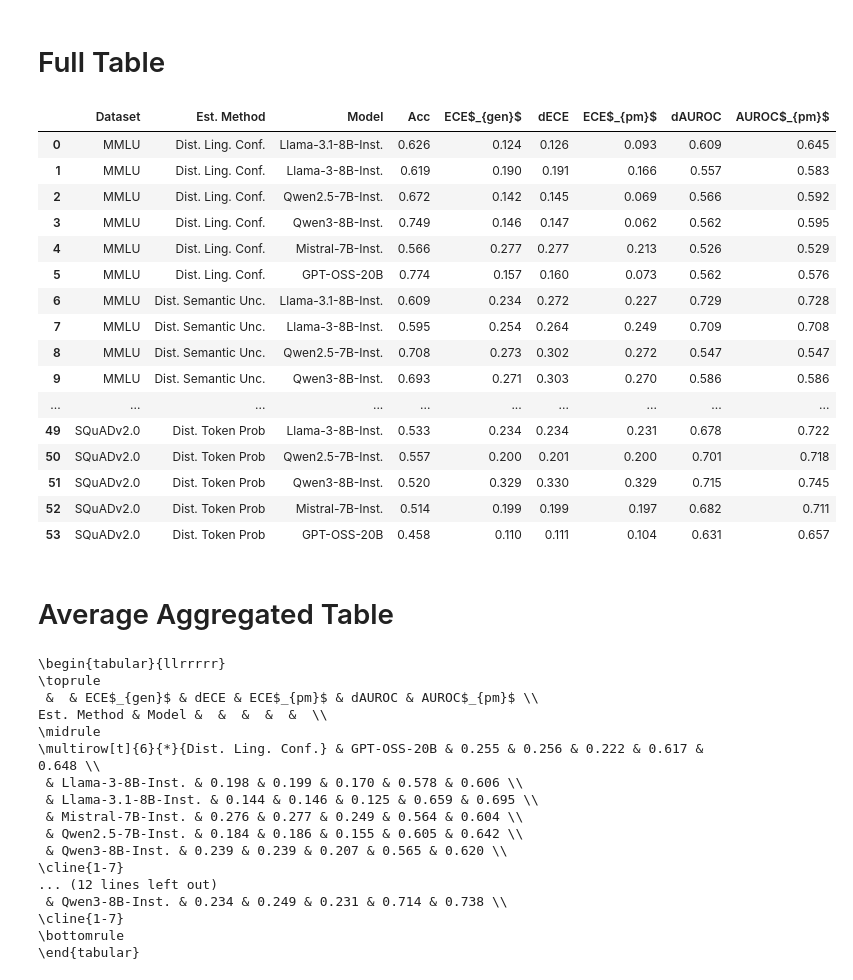
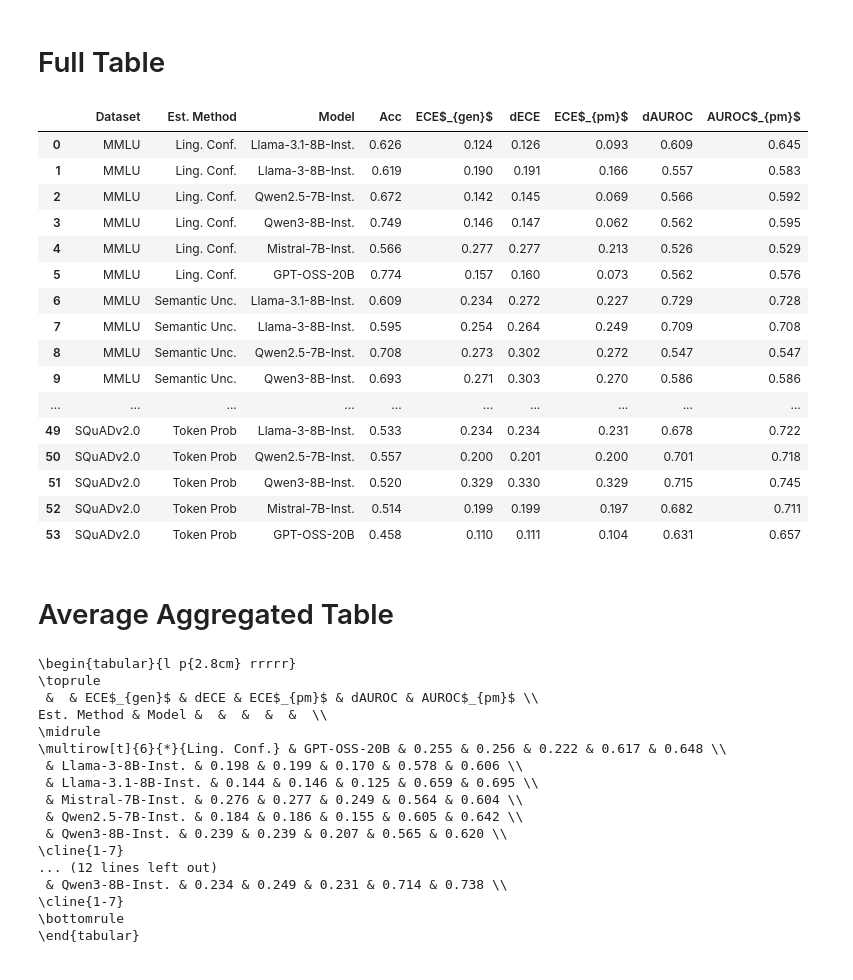
Before and after one commit to Ivan-Yeh/lm-confidence-evaluation-harness, a Jupyter notebook: papers/main_exp_table.ipynb, the cells around one changed output. Saved outputs shown, nothing was run; the diff lists cells and outputs as text; code cells hidden in the pictures.

```diff
--- a/papers/main_exp_table.ipynb
+++ b/papers/main_exp_table.ipynb
@@ -13,9 +13,9 @@ for root, dirs, files in os.walk(results_dir):
         leaf_dirs.append(root)
 
 methods_names = {
-    "dist_linguistic_confidence": "Dist. Ling. Conf.",
-    "dist_semantic_uncertainty": "Dist. Semantic Unc.",
-    "dist_lnll": "Dist. Token Prob"
+    "dist_linguistic_confidence": "Ling. Conf.",
+    "dist_semantic_uncertainty": "Semantic Unc.",
+    "dist_lnll": "Token Prob"
 }
 
 dataset_map = {
@@ -23,60 +23,75 @@ dataset_map = {
     "squadv2": "SQuADv2.0",
     "trivia_qa": "TriviaQA"
 }
 
 model_name_map = {
     "Llama-3.1-8B-Instruct": "Llama-3.1-8B-Inst.",
     "Meta-Llama-3-8B-Instruct": "Llama-3-8B-Inst.",
     "Qwen2.5-7B-Instruct": "Qwen2.5-7B-Inst.",
     "Qwen3-8B": "Qwen3-8B-Inst.",
     "Mistral-7B-Instruct-v0.3": "Mistral-7B-Inst.",
     "gpt-oss-20b": "GPT-OSS-20B",
 }
 
 all_records = []
 for leaf_dir in leaf_dirs:
     _, _, _, _, dataset_name, estimation_method, _, model_name, _ = leaf_dir.split("/")
     csv_data = pd.read_csv(os.path.join(leaf_dir, "eval_metrics.csv")).to_dict(orient="records")[0]
     df_dict = {
         "Dataset": dataset_map[dataset_name],
         "Est. Method": methods_names[estimation_method],
         "Model": model_name_map[model_name],
         **csv_data
     }
     all_records.append(df_dict)
 
 full_results_df = pd.DataFrame(all_records).round(3)
 full_results_df.rename(columns={"accuracy": "Acc", "generalised_ece": r"ECE$_{gen}$", "dECE_point_mass": r"ECE$_{pm}$", "AUROC_point_mass": r"AUROC$_{pm}$"}, inplace=True)
 full_results_df
 # %% [output]
 |  | Dataset | Est. Method | Model | Acc | ECE$_{gen}$ | dECE | ECE$_{pm}$ | dAUROC | AUROC$_{pm}$ |
-| 0 | MMLU | Dist. Ling. Conf. | Llama-3.1-8B-Inst. | 0.626 | 0.124 | 0.126 | 0.093 | 0.609 | 0.645 |
-| 1 | MMLU | Dist. Ling. Conf. | Llama-3-8B-Inst. | 0.619 | 0.190 | 0.191 | 0.166 | 0.557 | 0.583 |
-| 2 | MMLU | Dist. Ling. Conf. | Qwen2.5-7B-Inst. | 0.672 | 0.142 | 0.145 | 0.069 | 0.566 | 0.592 |
-| 3 | MMLU | Dist. Ling. Conf. | Qwen3-8B-Inst. | 0.749 | 0.146 | 0.147 | 0.062 | 0.562 | 0.595 |
-| 4 | MMLU | Dist. Ling. Conf. | Mistral-7B-Inst. | 0.566 | 0.277 | 0.277 | 0.213 | 0.526 | 0.529 |
-| 5 | MMLU | Dist. Ling. Conf. | GPT-OSS-20B | 0.774 | 0.157 | 0.160 | 0.073 | 0.562 | 0.576 |
-| 6 | MMLU | Dist. Semantic Unc. | Llama-3.1-8B-Inst. | 0.609 | 0.234 | 0.272 | 0.227 | 0.729 | 0.728 |
-| 7 | MMLU | Dist. Semantic Unc. | Llama-3-8B-Inst. | 0.595 | 0.254 | 0.264 | 0.249 | 0.709 | 0.708 |
-| 8 | MMLU | Dist. Semantic Unc. | Qwen2.5-7B-Inst. | 0.708 | 0.273 | 0.302 | 0.272 | 0.547 | 0.547 |
-| 9 | MMLU | Dist. Semantic Unc. | Qwen3-8B-Inst. | 0.693 | 0.271 | 0.303 | 0.270 | 0.586 | 0.586 |
+| 0 | MMLU | Ling. Conf. | Llama-3.1-8B-Inst. | 0.626 | 0.124 | 0.126 | 0.093 | 0.609 | 0.645 |
+| 1 | MMLU | Ling. Conf. | Llama-3-8B-Inst. | 0.619 | 0.190 | 0.191 | 0.166 | 0.557 | 0.583 |
+| 2 | MMLU | Ling. Conf. | Qwen2.5-7B-Inst. | 0.672 | 0.142 | 0.145 | 0.069 | 0.566 | 0.592 |
+| 3 | MMLU | Ling. Conf. | Qwen3-8B-Inst. | 0.749 | 0.146 | 0.147 | 0.062 | 0.562 | 0.595 |
+| 4 | MMLU | Ling. Conf. | Mistral-7B-Inst. | 0.566 | 0.277 | 0.277 | 0.213 | 0.526 | 0.529 |
+| 5 | MMLU | Ling. Conf. | GPT-OSS-20B | 0.774 | 0.157 | 0.160 | 0.073 | 0.562 | 0.576 |
+| 6 | MMLU | Semantic Unc. | Llama-3.1-8B-Inst. | 0.609 | 0.234 | 0.272 | 0.227 | 0.729 | 0.728 |
+| 7 | MMLU | Semantic Unc. | Llama-3-8B-Inst. | 0.595 | 0.254 | 0.264 | 0.249 | 0.709 | 0.708 |
+| 8 | MMLU | Semantic Unc. | Qwen2.5-7B-Inst. | 0.708 | 0.273 | 0.302 | 0.272 | 0.547 | 0.547 |
+| 9 | MMLU | Semantic Unc. | Qwen3-8B-Inst. | 0.693 | 0.271 | 0.303 | 0.270 | 0.586 | 0.586 |
 | ... | ... | ... | ... | ... | ... | ... | ... | ... | ... |
-| 49 | SQuADv2.0 | Dist. Token Prob | Llama-3-8B-Inst. | 0.533 | 0.234 | 0.234 | 0.231 | 0.678 | 0.722 |
-| 50 | SQuADv2.0 | Dist. Token Prob | Qwen2.5-7B-Inst. | 0.557 | 0.200 | 0.201 | 0.200 | 0.701 | 0.718 |
-| 51 | SQuADv2.0 | Dist. Token Prob | Qwen3-8B-Inst. | 0.520 | 0.329 | 0.330 | 0.329 | 0.715 | 0.745 |
-| 52 | SQuADv2.0 | Dist. Token Prob | Mistral-7B-Inst. | 0.514 | 0.199 | 0.199 | 0.197 | 0.682 | 0.711 |
-| 53 | SQuADv2.0 | Dist. Token Prob | GPT-OSS-20B | 0.458 | 0.110 | 0.111 | 0.104 | 0.631 | 0.657 |
+| 49 | SQuADv2.0 | Token Prob | Llama-3-8B-Inst. | 0.533 | 0.234 | 0.234 | 0.231 | 0.678 | 0.722 |
+| 50 | SQuADv2.0 | Token Prob | Qwen2.5-7B-Inst. | 0.557 | 0.200 | 0.201 | 0.200 | 0.701 | 0.718 |
+| 51 | SQuADv2.0 | Token Prob | Qwen3-8B-Inst. | 0.520 | 0.329 | 0.330 | 0.329 | 0.715 | 0.745 |
+| 52 | SQuADv2.0 | Token Prob | Mistral-7B-Inst. | 0.514 | 0.199 | 0.199 | 0.197 | 0.682 | 0.711 |
+| 53 | SQuADv2.0 | Token Prob | GPT-OSS-20B | 0.458 | 0.110 | 0.111 | 0.104 | 0.631 | 0.657 |
 # %% [markdown]
 # Average Aggregated Table
 # %%
-print(full_results_df.drop(columns=["Dataset", "Acc"]).groupby(["Est. Method", "Model"]).mean().round(3).to_latex(multirow=True, float_format="%.3f"))
+# Aggregate
+latex_output = (
+    full_results_df
+    .drop(columns=["Dataset", "Acc"])
+    .groupby(["Est. Method", "Model"])
+    .mean()
+    .round(3)
+    .to_latex(
+        multirow=True,
+        float_format="%.3f",
+        escape=False,
+        column_format="l p{2.8cm} rrrrr"  # <-- THIS controls wrapping
+    )
+)
+
+print(latex_output)
 # %% [output]
-\begin{tabular}{llrrrrr}
+\begin{tabular}{l p{2.8cm} rrrrr}
 \toprule
  &  & ECE$_{gen}$ & dECE & ECE$_{pm}$ & dAUROC & AUROC$_{pm}$ \\
 Est. Method & Model &  &  &  &  &  \\
 \midrule
-\multirow[t]{6}{*}{Dist. Ling. Conf.} & GPT-OSS-20B & 0.255 & 0.256 & 0.222 & 0.617 & 0.648 \\
+\multirow[t]{6}{*}{Ling. Conf.} & GPT-OSS-20B & 0.255 & 0.256 & 0.222 & 0.617 & 0.648 \\
  & Llama-3-8B-Inst. & 0.198 & 0.199 & 0.170 & 0.578 & 0.606 \\
  & Llama-3.1-8B-Inst. & 0.144 & 0.146 & 0.125 & 0.659 & 0.695 \\
  & Mistral-7B-Inst. & 0.276 & 0.277 & 0.249 & 0.564 & 0.604 \\
```
Also changed, not shown: 10 other files.
